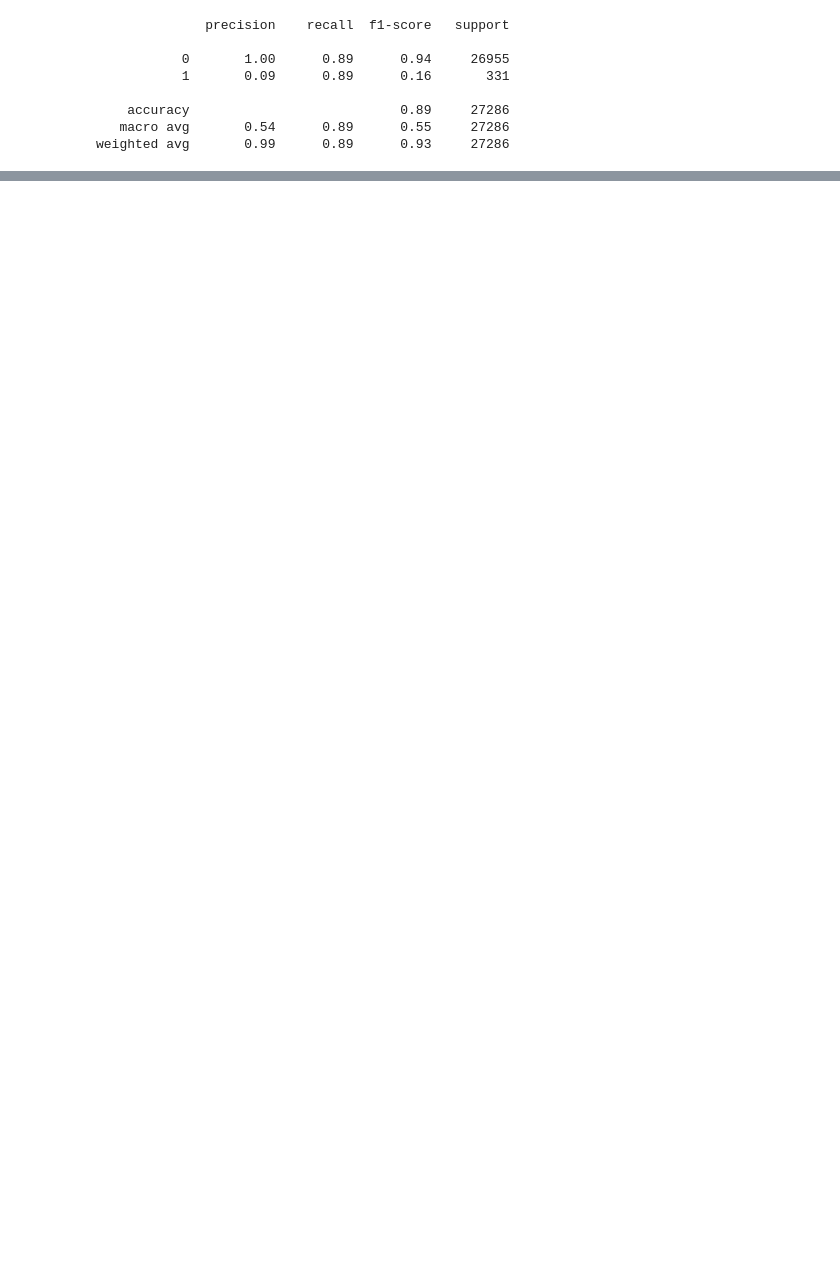
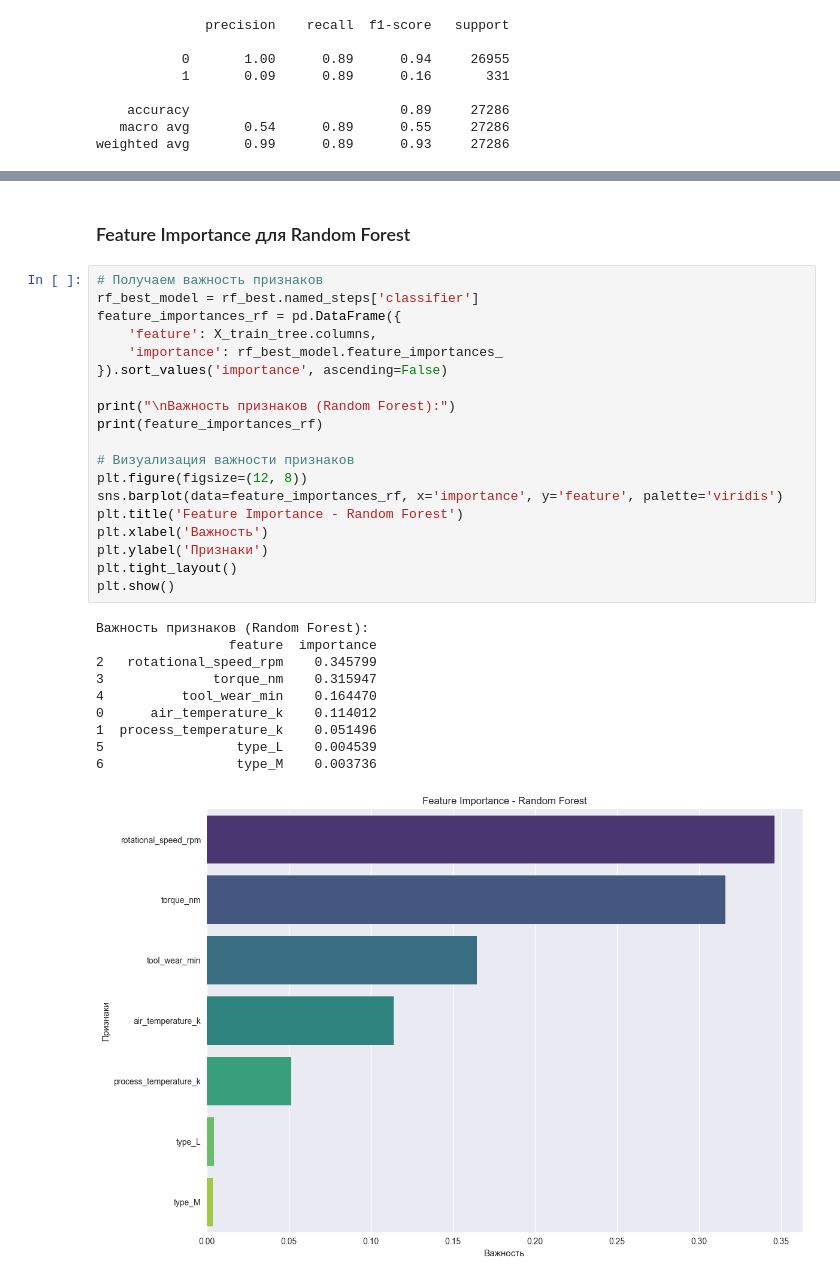
Before and after one commit to aleksandr-novikov/equipment-failure-prediction, a Jupyter notebook: solution.ipynb, the cells around one changed output, grey strips where cells are left out. Saved outputs shown, nothing was run; the diff lists cells and outputs as text; blank space fills up the shorter version.

```diff
--- a/solution.ipynb
+++ b/solution.ipynb
@@ -2257,0 +2426,32 @@ weighted avg       0.99      0.89      0.93     27286
+# %% [markdown]
+### Feature Importance для Random Forest
+# %%
+# Получаем важность признаков
+rf_best_model = rf_best.named_steps['classifier']
+feature_importances_rf = pd.DataFrame({
+    'feature': X_train_tree.columns,
+    'importance': rf_best_model.feature_importances_
+}).sort_values('importance', ascending=False)
+
+print("\nВажность признаков (Random Forest):")
+print(feature_importances_rf)
+
+# Визуализация важности признаков
+plt.figure(figsize=(12, 8))
+sns.barplot(data=feature_importances_rf, x='importance', y='feature', palette='viridis')
+plt.title('Feature Importance - Random Forest')
+plt.xlabel('Важность')
+plt.ylabel('Признаки')
+plt.tight_layout()
+plt.show()
+# %% [output]
+Важность признаков (Random Forest):
+                 feature  importance
+2   rotational_speed_rpm    0.345799
+3              torque_nm    0.315947
+4          tool_wear_min    0.164470
+0      air_temperature_k    0.114012
+1  process_temperature_k    0.051496
+5                 type_L    0.004539
+6                 type_M    0.003736
+[figure, added]
```
Also changed, not shown: parts of 29 cells of this notebook, 9 other files.
